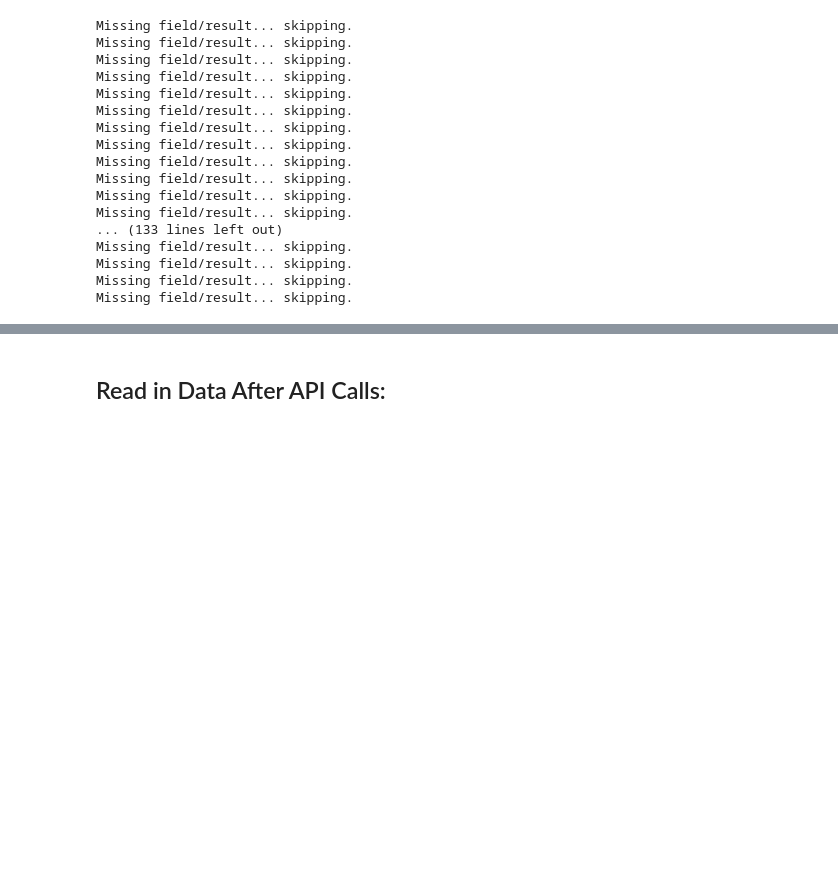
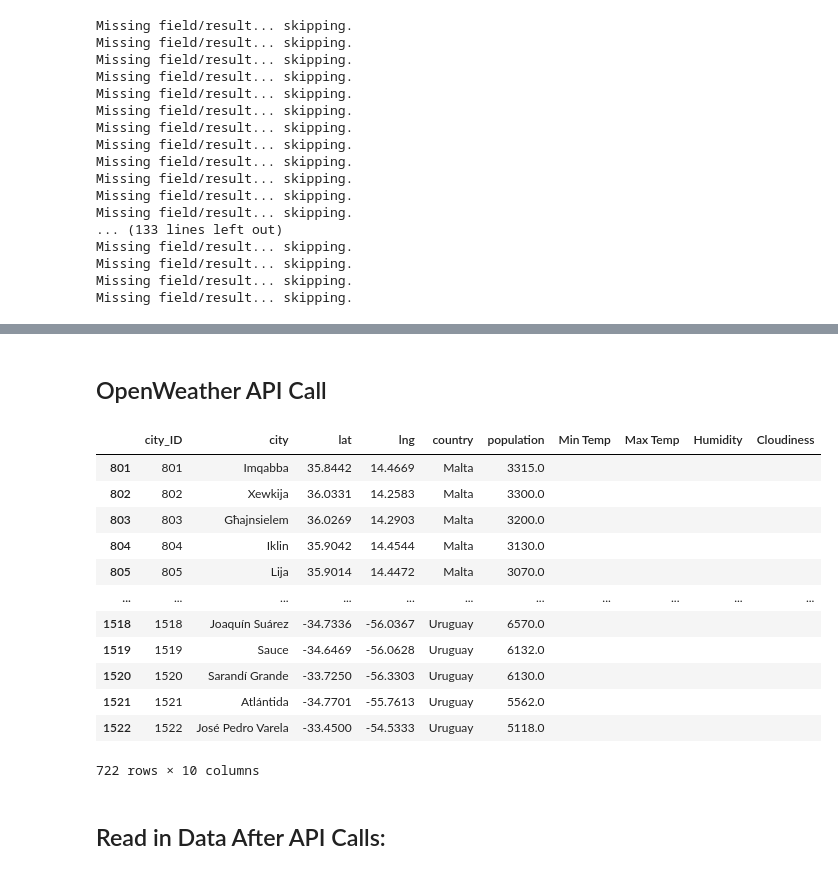
Before and after one commit to zwcrowley/Project_2_ETL_KPflugi_ZCrowley, a Jupyter notebook: zack_api_etl_proj2.ipynb, the cells around one changed output, grey strips where cells are left out. Drawn from its saved outputs; the diff is of its cells as text; code cells hidden in the pictures; blank space fills up the shorter version.

```diff
--- a/zack_api_etl_proj2.ipynb
+++ b/zack_api_etl_proj2.ipynb
@@ -351,3 +363,29 @@ beaches_df.head(10)
 | 7 | 7 | Canberra | -35.2931 | 149.1269 | Australia | Casuarina Sands Reserve | Stromlo | 4.6 |
 | 8 | 8 | Central Coast | -33.3000 | 151.2000 | Australia | Barrenjoey Lighthouse | 1199D Barrenjoey Rd, Palm Beach | 4.7 |
 | 9 | 9 | Wollongong | -34.4331 | 150.8831 | Australia | Little Garie Beach | Lilyvale | 4.6 |
+# %% [markdown]
+## OpenWeather API Call
+# %%
+# Create a dataframe to save the data from the OpenWeather API call:
+weather_df = top_cities_data_df[['city_ID','city', 'lat', 'lng', 'country']].copy()
+# Create extra columns for data we want: "Min Temp", "Max Temp", "Humidity", "Cloudiness"
+weather_df["Min Temp"] = ""
+weather_df["Max Temp"] = ""
+weather_df["Humidity"] = ""
+weather_df["Cloudiness"] = ""
+
+weather_df
+# %% [output]
+|  | city_ID | city | lat | lng | country | population | Min Temp | Max Temp | Humidity | Cloudiness |
+| 801 | 801 | Imqabba | 35.8442 | 14.4669 | Malta | 3315.0 |  |  |  |  |
+| 802 | 802 | Xewkija | 36.0331 | 14.2583 | Malta | 3300.0 |  |  |  |  |
+| 803 | 803 | Għajnsielem | 36.0269 | 14.2903 | Malta | 3200.0 |  |  |  |  |
+| 804 | 804 | Iklin | 35.9042 | 14.4544 | Malta | 3130.0 |  |  |  |  |
+| 805 | 805 | Lija | 35.9014 | 14.4472 | Malta | 3070.0 |  |  |  |  |
+| ... | ... | ... | ... | ... | ... | ... | ... | ... | ... | ... |
+| 1518 | 1518 | Joaquín Suárez | -34.7336 | -56.0367 | Uruguay | 6570.0 |  |  |  |  |
+| 1519 | 1519 | Sauce | -34.6469 | -56.0628 | Uruguay | 6132.0 |  |  |  |  |
+| 1520 | 1520 | Sarandí Grande | -33.7250 | -56.3303 | Uruguay | 6130.0 |  |  |  |  |
+| 1521 | 1521 | Atlántida | -34.7701 | -55.7613 | Uruguay | 5562.0 |  |  |  |  |
+| 1522 | 1522 | José Pedro Varela | -33.4500 | -54.5333 | Uruguay | 5118.0 |  |  |  |  |
+722 rows × 10 columns
```
Also changed, not shown: parts of 12 cells of this notebook, 4 other files.
